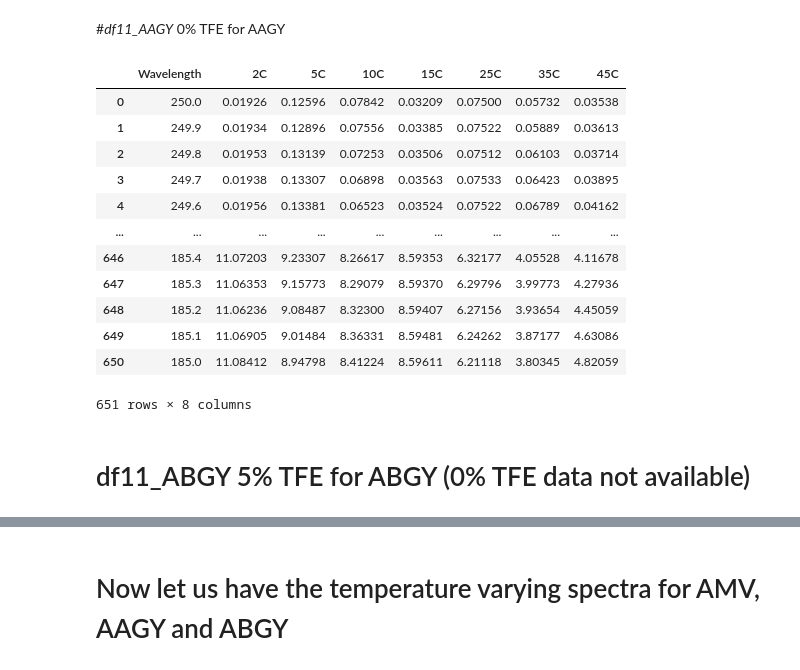
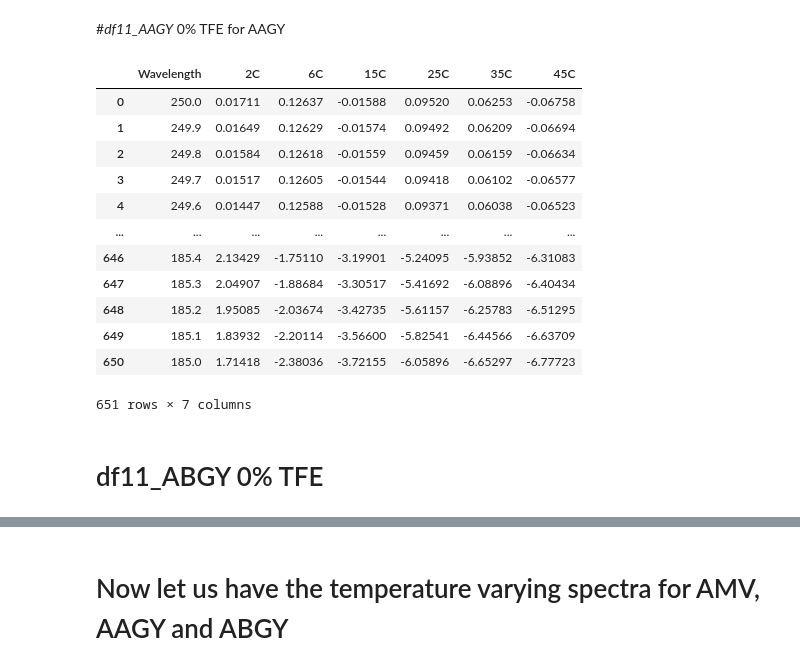
Before and after one commit to adbioc/Specroscopy, a Jupyter notebook: CD_nov.ipynb, the cells around one changed output, grey strips where cells are left out. Drawn from its saved outputs; the diff is of its cells as text; code cells hidden in the pictures.

```diff
--- a/CD_nov.ipynb
+++ b/CD_nov.ipynb
@@ -98,22 +98,22 @@ n1_aagy
 # %% [markdown]
 #*df11_AAGY* 0% TFE for AAGY
 # %%
-df11_aagy=pd.read_excel('AAGY_Function of temperature.xlsx',sheet_name=n1_aagy[1])
+df11_aagy=pd.read_excel('AAGY_Function of temperature.xlsx',sheet_name=n1_aagy[0])
 df11_aagy
 # %% [output]
-|  | Wavelength | 2C | 5C | 10C | 15C | 25C | 35C | 45C |
-| 0 | 250.0 | 0.01926 | 0.12596 | 0.07842 | 0.03209 | 0.07500 | 0.05732 | 0.03538 |
-| 1 | 249.9 | 0.01934 | 0.12896 | 0.07556 | 0.03385 | 0.07522 | 0.05889 | 0.03613 |
-| 2 | 249.8 | 0.01953 | 0.13139 | 0.07253 | 0.03506 | 0.07512 | 0.06103 | 0.03714 |
-| 3 | 249.7 | 0.01938 | 0.13307 | 0.06898 | 0.03563 | 0.07533 | 0.06423 | 0.03895 |
-| 4 | 249.6 | 0.01956 | 0.13381 | 0.06523 | 0.03524 | 0.07522 | 0.06789 | 0.04162 |
-| ... | ... | ... | ... | ... | ... | ... | ... | ... |
-| 646 | 185.4 | 11.07203 | 9.23307 | 8.26617 | 8.59353 | 6.32177 | 4.05528 | 4.11678 |
-| 647 | 185.3 | 11.06353 | 9.15773 | 8.29079 | 8.59370 | 6.29796 | 3.99773 | 4.27936 |
-| 648 | 185.2 | 11.06236 | 9.08487 | 8.32300 | 8.59407 | 6.27156 | 3.93654 | 4.45059 |
-| 649 | 185.1 | 11.06905 | 9.01484 | 8.36331 | 8.59481 | 6.24262 | 3.87177 | 4.63086 |
-| 650 | 185.0 | 11.08412 | 8.94798 | 8.41224 | 8.59611 | 6.21118 | 3.80345 | 4.82059 |
+|  | Wavelength | 2C | 6C | 15C | 25C | 35C | 45C |
+| 0 | 250.0 | 0.01711 | 0.12637 | -0.01588 | 0.09520 | 0.06253 | -0.06758 |
+| 1 | 249.9 | 0.01649 | 0.12629 | -0.01574 | 0.09492 | 0.06209 | -0.06694 |
+| 2 | 249.8 | 0.01584 | 0.12618 | -0.01559 | 0.09459 | 0.06159 | -0.06634 |
+| 3 | 249.7 | 0.01517 | 0.12605 | -0.01544 | 0.09418 | 0.06102 | -0.06577 |
+| 4 | 249.6 | 0.01447 | 0.12588 | -0.01528 | 0.09371 | 0.06038 | -0.06523 |
+| ... | ... | ... | ... | ... | ... | ... | ... |
+| 646 | 185.4 | 2.13429 | -1.75110 | -3.19901 | -5.24095 | -5.93852 | -6.31083 |
+| 647 | 185.3 | 2.04907 | -1.88684 | -3.30517 | -5.41692 | -6.08896 | -6.40434 |
+| 648 | 185.2 | 1.95085 | -2.03674 | -3.42735 | -5.61157 | -6.25783 | -6.51295 |
+| 649 | 185.1 | 1.83932 | -2.20114 | -3.56600 | -5.82541 | -6.44566 | -6.63709 |
+| 650 | 185.0 | 1.71418 | -2.38036 | -3.72155 | -6.05896 | -6.65297 | -6.77723 |
-651 rows × 8 columns
+651 rows × 7 columns
 # %% [markdown]
-# df11_ABGY 5% TFE for ABGY (0% TFE data not available)
+# df11_ABGY 0% TFE
 # %%
```
Also changed, not shown: parts of 8 cells of this notebook.
